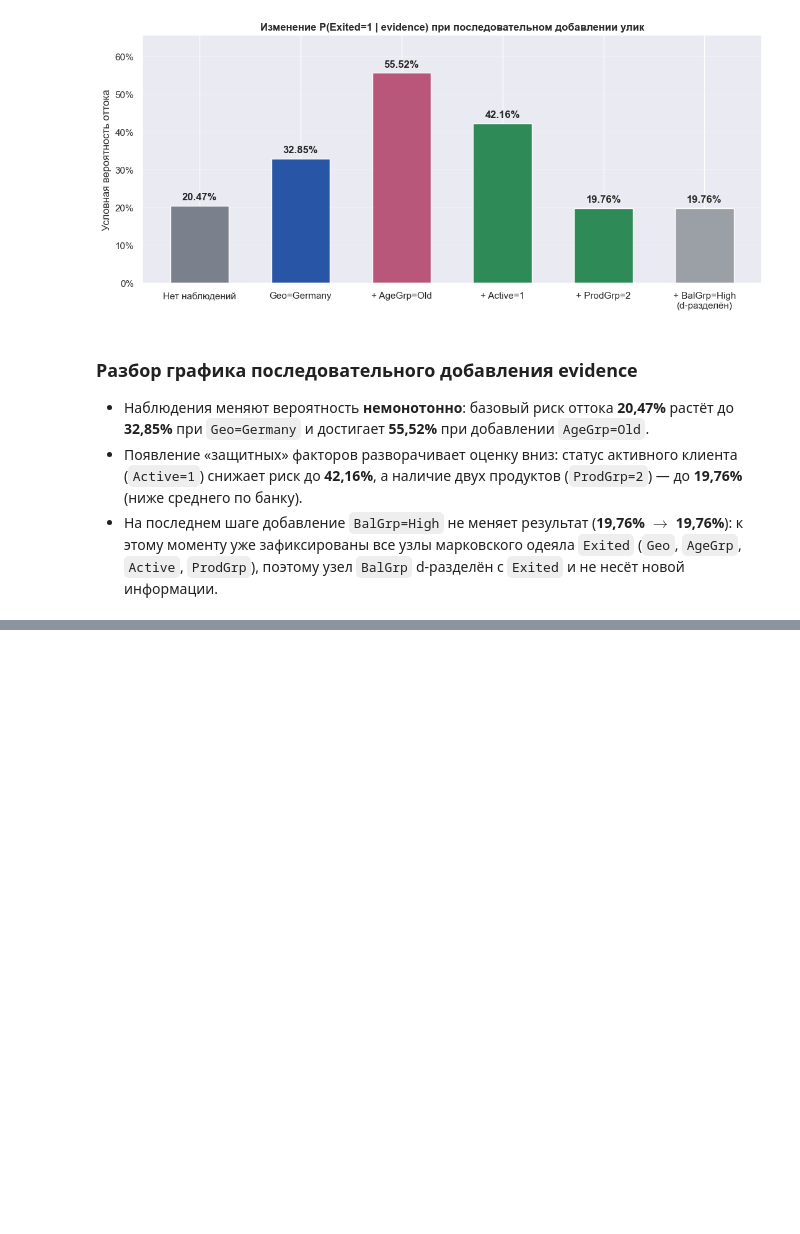
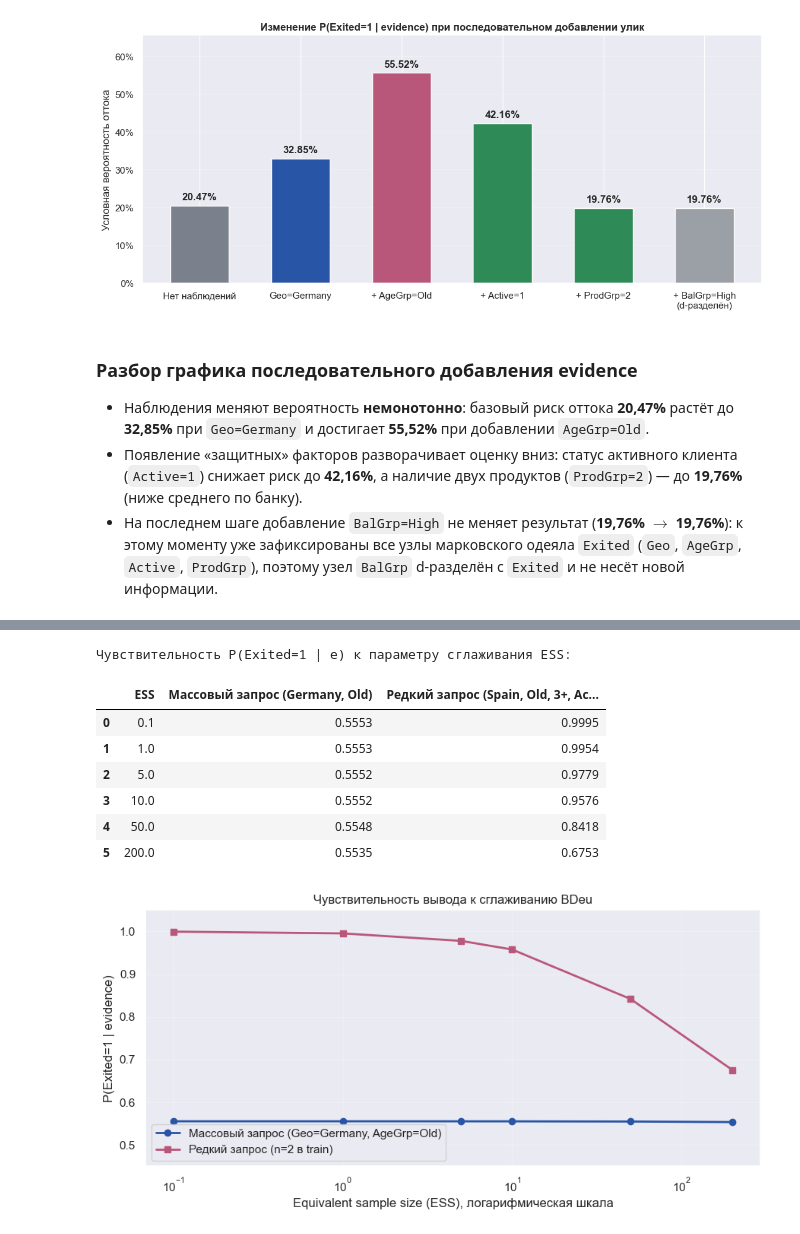
Before and after one commit to CerN04/ml_course_mai, a Jupyter notebook: bayesian/lab4.ipynb, the cells around one changed output, grey strips where cells are left out. Cells and saved outputs as stored; diff of their text form; code cells hidden in the pictures; blank space fills up the shorter version.

```diff
--- a/bayesian/lab4.ipynb
+++ b/bayesian/lab4.ipynb
@@ -753,0 +801,71 @@ plt.show()
+# %%
+def compute_nll(model, data, nodes=NODES):
+    """Средняя отрицательная лог-вероятность (NLL, нат/наблюдение) на выборке data."""
+    log_probs = np.zeros(len(data), dtype=float)
+    zero_mask = np.zeros(len(data), dtype=bool)
+    for node in nodes:
+        cpd = model.get_cpds(node)
+        vars_order = list(cpd.variables)
+        idx = [
+            data[v].map({s: i for i, s in enumerate(cpd.state_names[v])}).to_numpy()
+            for v in vars_order
+        ]
+        probs = np.asarray(cpd.values)[tuple(idx)]
+        zero_mask |= (probs <= 0)
+        with np.errstate(divide="ignore"):
+            log_probs += np.log(probs)
+    n_zeros = int(zero_mask.sum())
+    nll = np.inf if n_zeros > 0 else float(-log_probs.mean())
+    return nll, n_zeros
+
+nll_rows = []
+for name, mdl in [
+    ("Исходная сеть (BDeu, ESS=10)", bn_model),
+    ("Исходная сеть (MLE, без сглаживания)", mle_model),
+    ("Без ребра ProdGrp → Exited (BDeu, ESS=10)", reduced_model),
+]:
+    nll_val, n_zeros = compute_nll(mdl, test_df)
+    nll_rows.append({
+        "Модель": name,
+        "NLL на test (меньше = лучше)": nll_val,
+        "Нулевых вероятностей на test": n_zeros,
+    })
+
+print("Оценка качества совместного распределения на отложенной выборке test_df (n = 2 000):")
+display(pd.DataFrame(nll_rows).round(5))
+
+ESS_VALUES = [0.1, 1, 5, 10, 50, 200]
+ev_common = {"Geo": "Germany", "AgeGrp": "Old"}
+ev_rare = {"Geo": "Spain", "AgeGrp": "Old", "ProdGrp": "3+", "Active": 1}
+
+sens_rows = []
+for ess in ESS_VALUES:
+    m = fit_bn(train_df, EDGES, method="bdeu", ess=ess)
+    inf_m = VariableElimination(m)
+    sens_rows.append({
+        "ESS": ess,
+        "Массовый запрос (Germany, Old)": query_prob(inf_m, "Exited", 1, ev_common),
+        "Редкий запрос (Spain, Old, 3+, Active=1; n=2)": query_prob(inf_m, "Exited", 1, ev_rare),
+    })
+
+sens_df = pd.DataFrame(sens_rows)
+print("\nЧувствительность P(Exited=1 | e) к параметру сглаживания ESS:")
+display(sens_df.round(4))
+
+fig, ax = plt.subplots(figsize=(9, 4.5))
+ax.plot(sens_df["ESS"], sens_df["Массовый запрос (Germany, Old)"],
+        marker="o", linewidth=2, color="#2855A6", label="Массовый запрос (Geo=Germany, AgeGrp=Old)")
+ax.plot(sens_df["ESS"], sens_df["Редкий запрос (Spain, Old, 3+, Active=1; n=2)"],
+        marker="s", linewidth=2, color="#B9577A", label="Редкий запрос (n=2 в train)")
+ax.set(
+    xscale="log",
+    xlabel="Equivalent sample size (ESS), логарифмическая шкала",
+    ylabel="P(Exited=1 | evidence)",
+    title="Чувствительность вывода к сглаживанию BDeu",
+    ylim=(0.45, 1.05),
+)
+ax.grid(alpha=0.25)
+ax.legend()
+plt.tight_layout()
+plt.show()
+# %% [output]
@@ -753,0 +877,9 @@ plt.show()
+Чувствительность P(Exited=1 | e) к параметру сглаживания ESS:
+|  | ESS | Массовый запрос (Germany, Old) | Редкий запрос (Spain, Old, 3+, Ac... |
+| 0 | 0.1 | 0.5553 | 0.9995 |
+| 1 | 1.0 | 0.5553 | 0.9954 |
+| 2 | 5.0 | 0.5552 | 0.9779 |
+| 3 | 10.0 | 0.5552 | 0.9576 |
+| 4 | 50.0 | 0.5548 | 0.8418 |
+| 5 | 200.0 | 0.5535 | 0.6753 |
+[figure, added]
```
Also changed, not shown: parts of 10 cells of this notebook.
